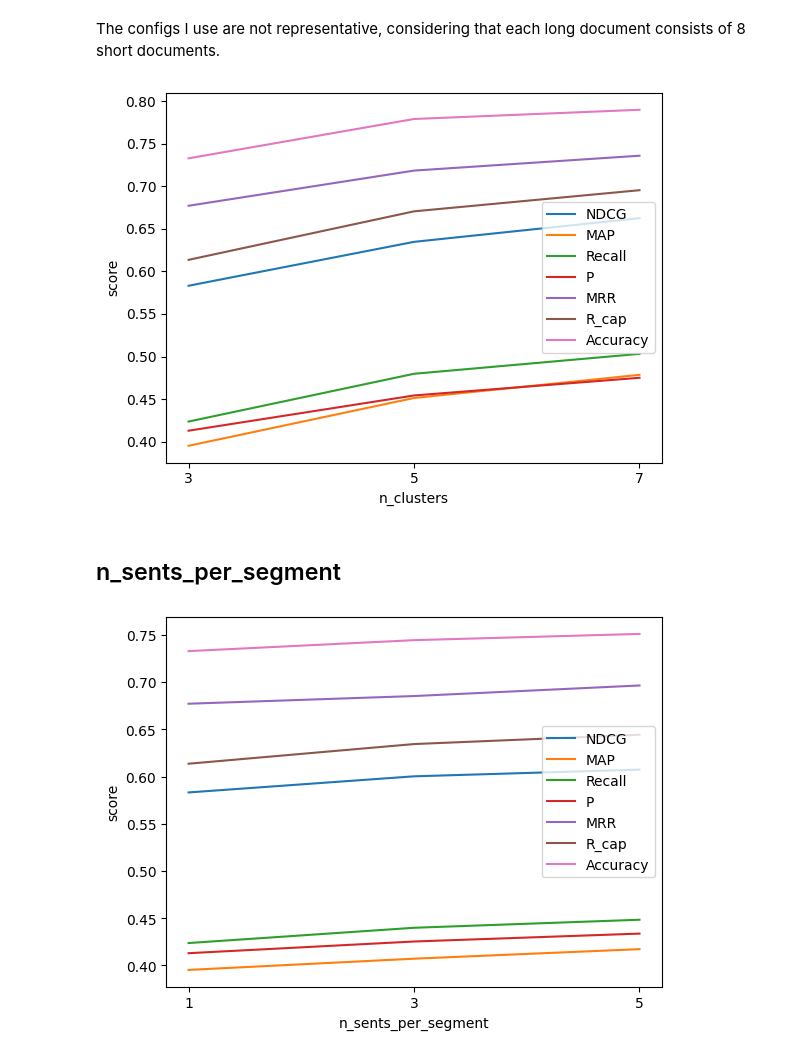
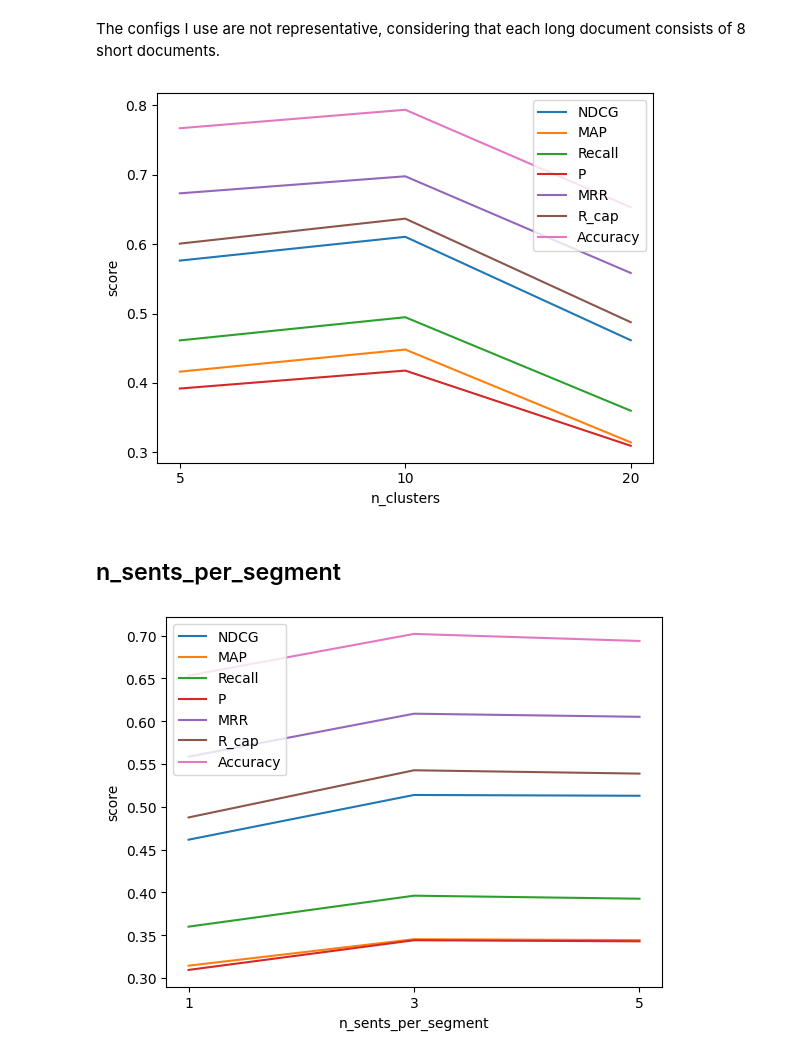
Before and after one commit to toastedqu/SmartChunk, a Jupyter notebook: plot_results.ipynb, the cells around one changed output. Saved outputs shown, nothing was run; the diff lists cells and outputs as text; code cells hidden in the pictures.

Commit message:
added new results

```diff
--- a/plot_results.ipynb
+++ b/plot_results.ipynb
@@ -2,11 +2,10 @@
 import json
 import yaml
 import matplotlib.pyplot as plt
-import numpy as np
 import pandas as pd
 
 metrics = ["NDCG@k", "MAP@k", "Recall@k", "Precision@k", "MRR@k", "R_cap@k", "Hole@k", "Accuracy@k"]
-datasets = ['trec-covid','nfcorpus','nq','hotpotqa','fiqa', 'webis-touche2020','dbpedia-entity','scidocs','fever','climate-fever','scifact']
+datasets = ['nfcorpus','nq','hotpotqa','fiqa', 'webis-touche2020','dbpedia-entity','scidocs','fever','climate-fever','scifact']
 
 def get_important_metrics(metrics: list):
     important_metrics = []
@@ -23,7 +22,7 @@ important_metrics = get_important_metrics(metrics)
 def load_results(dataset: str):
     cfg = yaml.load(open("config.yaml", "r"), Loader=yaml.FullLoader)['chunker_config']
     results = [{'chunker': item[0]} | {'hyperparams': item[1]} for item in cfg]
-    with open(f"results/eval_results_{dataset}.jsonl",'r') as f:
+    with open(f"results/new_eval_results_{dataset}.jsonl",'r') as f:
         for i, line in enumerate(f):
             result = json.loads(line)
             results[i].update(result)
@@ -133,15 +132,15 @@ plot_metrics_cross_all_k(df, xargs = ['None', '2', '4', '6'], xlabel = 'min_samp
 The configs I use are not representative, considering that each long document consists of 8 short documents.
 # %%
 df = get_average_results()
-df = get_hyperparam_comparison(df, 'n_clusters', exclude_methods=['cluster_chunker_mode_k-split_n_clusters_3_n_sents_per_segment_3', 'cluster_chunker_mode_k-split_n_clusters_3_n_sents_per_segment_5'])
-plot_metrics_cross_all_k(df, xargs = ['3', '5', '7'], xlabel = 'n_clusters')
+df = get_hyperparam_comparison(df, 'n_clusters', exclude_methods=['cluster_chunker_mode_k-split_n_clusters_5_n_sents_per_segment_3', 'cluster_chunker_mode_k-split_n_clusters_5_n_sents_per_segment_5'])
+plot_metrics_cross_all_k(df, xargs = ['5', '10', '20'], xlabel = 'n_clusters')
 # %% [output]
-[figure, old version]
+[figure, new version]
 # %% [markdown]
 ## n_sents_per_segment
 # %%
 df = get_average_results()
-df = get_hyperparam_comparison(df, 'n_sents_per_segment', default_method='cluster_chunker_mode_k-split_n_clusters_3')
+df = get_hyperparam_comparison(df, 'n_sents_per_segment', default_method='cluster_chunker_mode_k-split_n_clusters_5')
 plot_metrics_cross_all_k(df, xargs = ['1', '3', '5'], xlabel = 'n_sents_per_segment')
 # %% [output]
-[figure, old version]
+[figure, new version]
```
Also changed, not shown: parts of 4 cells of this notebook, 11 other files.
